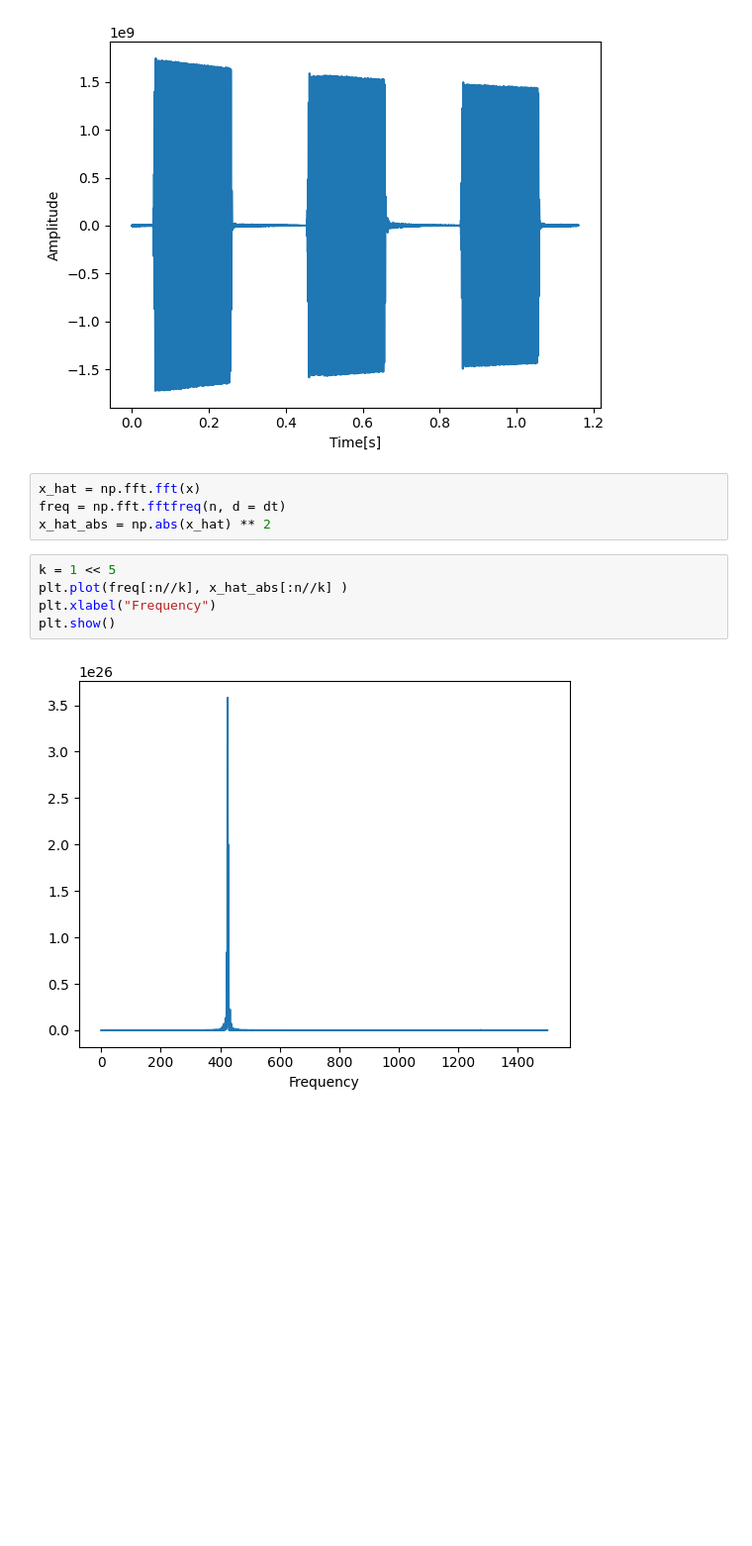
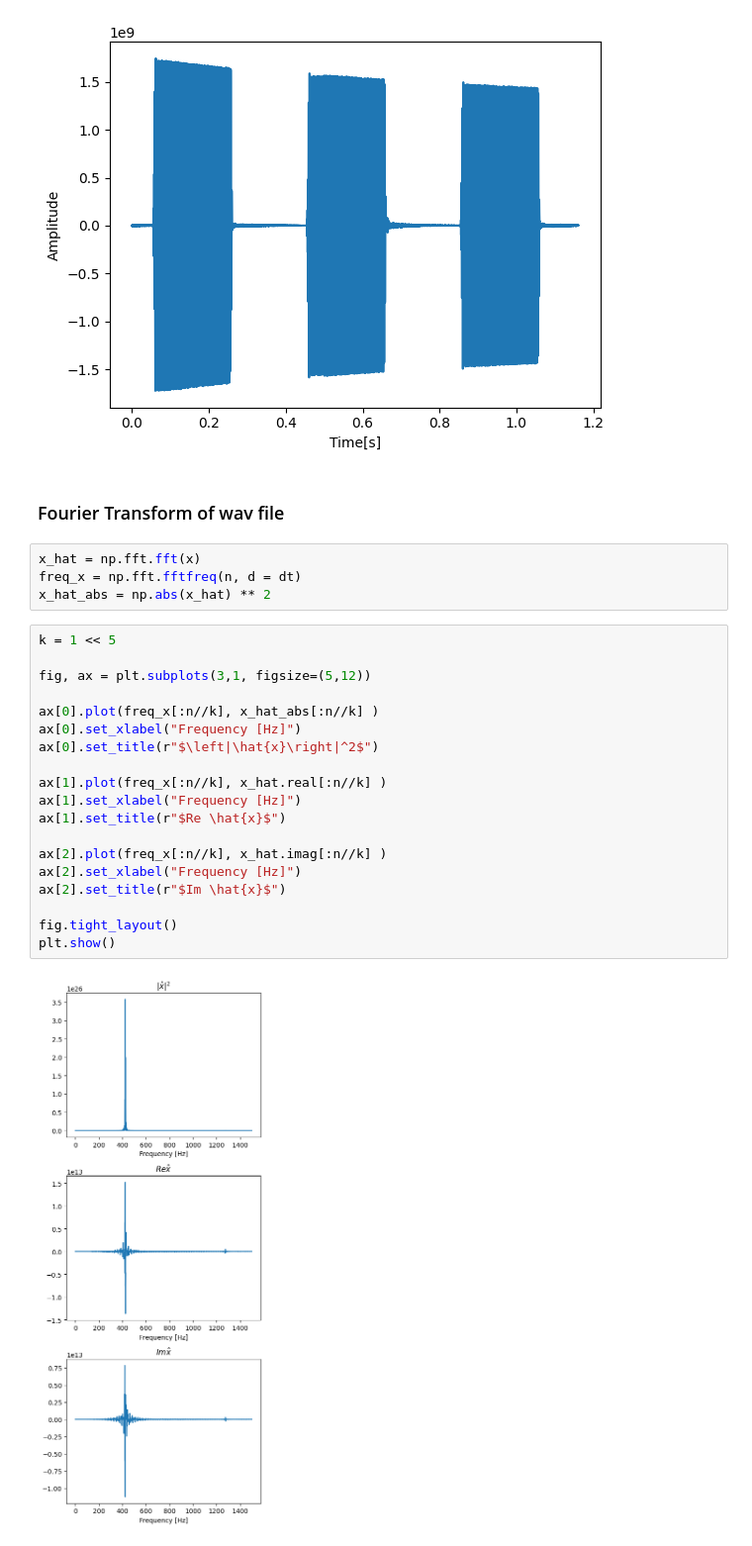
Before and after one commit to andresroliveira/FourierAnalysis, a Jupyter notebook: notebook.ipynb, the cells around one changed output. Shown at 99% size. Saved outputs shown, nothing was run; the diff lists cells and outputs as text; blank space fills up the shorter version.

```diff
--- a/notebook.ipynb
+++ b/notebook.ipynb
@@ -31,14 +32,30 @@ plt.ylabel('Amplitude')
 plt.show()
 # %% [output]
 [figure]
+# %% [markdown]
+### Fourier Transform of wav file
 # %%
 x_hat = np.fft.fft(x)
-freq = np.fft.fftfreq(n, d = dt)
+freq_x = np.fft.fftfreq(n, d = dt)
 x_hat_abs = np.abs(x_hat) ** 2
-# %%
-k = 1 << 5
-plt.plot(freq[:n//k], x_hat_abs[:n//k] )
-plt.xlabel("Frequency")
-plt.show()
-# %% [output]
-[figure, removed]
+# %%
+k = 1 << 5
+
+fig, ax = plt.subplots(3,1, figsize=(5,12))
+
+ax[0].plot(freq_x[:n//k], x_hat_abs[:n//k] )
+ax[0].set_xlabel("Frequency [Hz]")
+ax[0].set_title(r"$\left|\hat{x}\right|^2$")
+
+ax[1].plot(freq_x[:n//k], x_hat.real[:n//k] )
+ax[1].set_xlabel("Frequency [Hz]")
+ax[1].set_title(r"$Re \hat{x}$")
+
+ax[2].plot(freq_x[:n//k], x_hat.imag[:n//k] )
+ax[2].set_xlabel("Frequency [Hz]")
+ax[2].set_title(r"$Im \hat{x}$")
+
+fig.tight_layout()
+plt.show()
+# %% [output]
+[figure, added]
```
Also changed, not shown: parts of 13 cells of this notebook.
